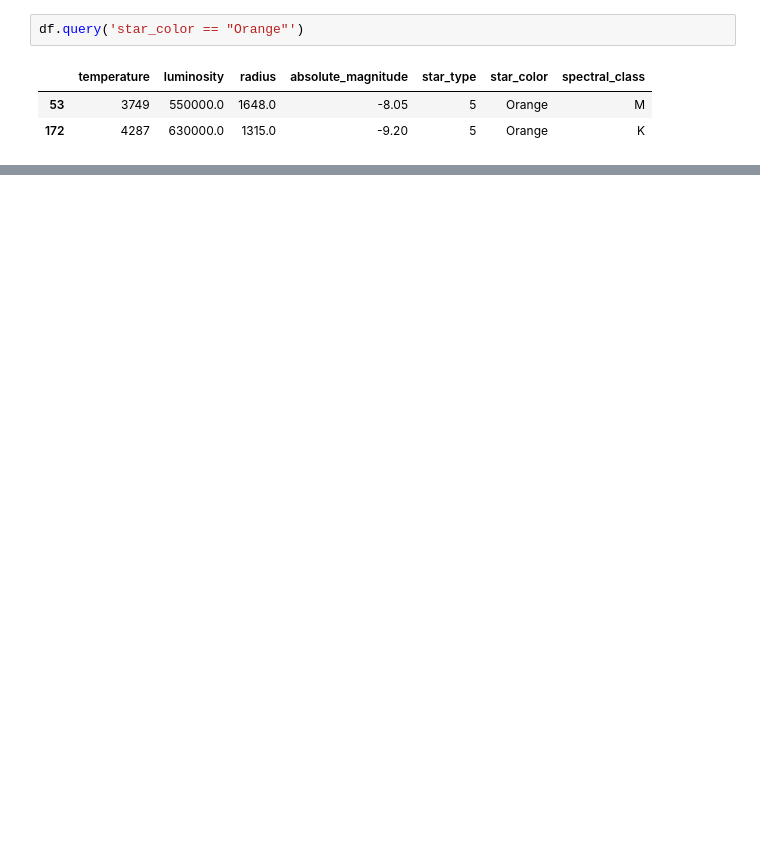
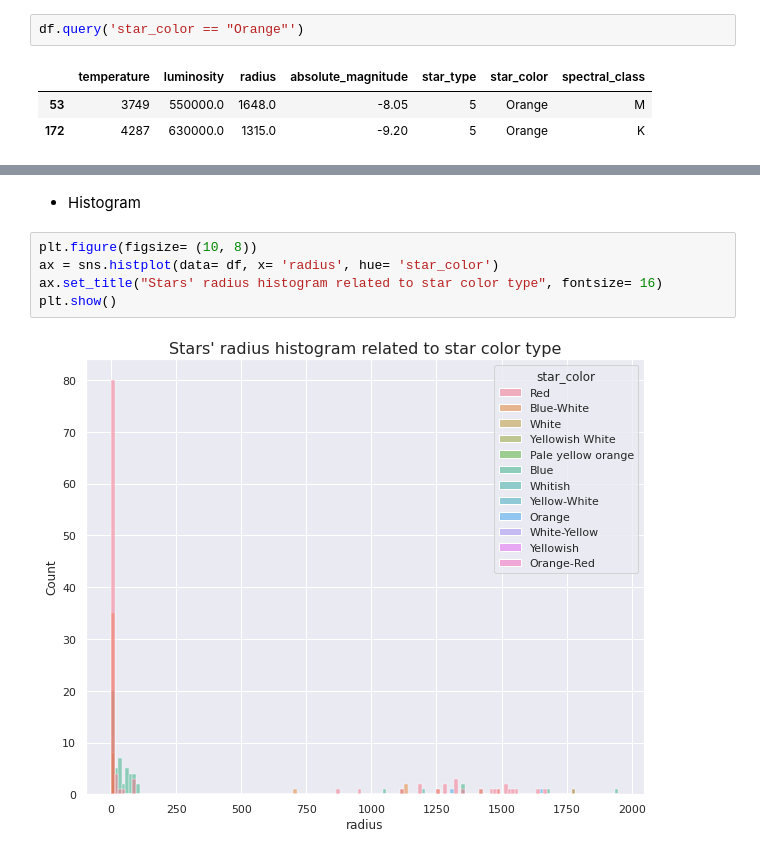
Before and after one commit to DamodaraBarbosa/machine_learning_studies, a Jupyter notebook: Star_type_prediction.ipynb, the cells around one changed output, grey strips where cells are left out. Drawn from its saved outputs; the diff is of its cells as text; blank space fills up the shorter version.

```diff
--- a/Star_type_prediction.ipynb
+++ b/Star_type_prediction.ipynb
@@ -471,0 +499,9 @@ df.query('star_color == "Orange"')
+# %% [markdown]
+* Histogram
+# %%
+plt.figure(figsize= (10, 8))
+ax = sns.histplot(data= df, x= 'radius', hue= 'star_color')
+ax.set_title("Stars' radius histogram related to star color type", fontsize= 16)
+plt.show()
+# %% [output]
+[figure, added]
```
Also changed, not shown: parts of 17 cells of this notebook.
